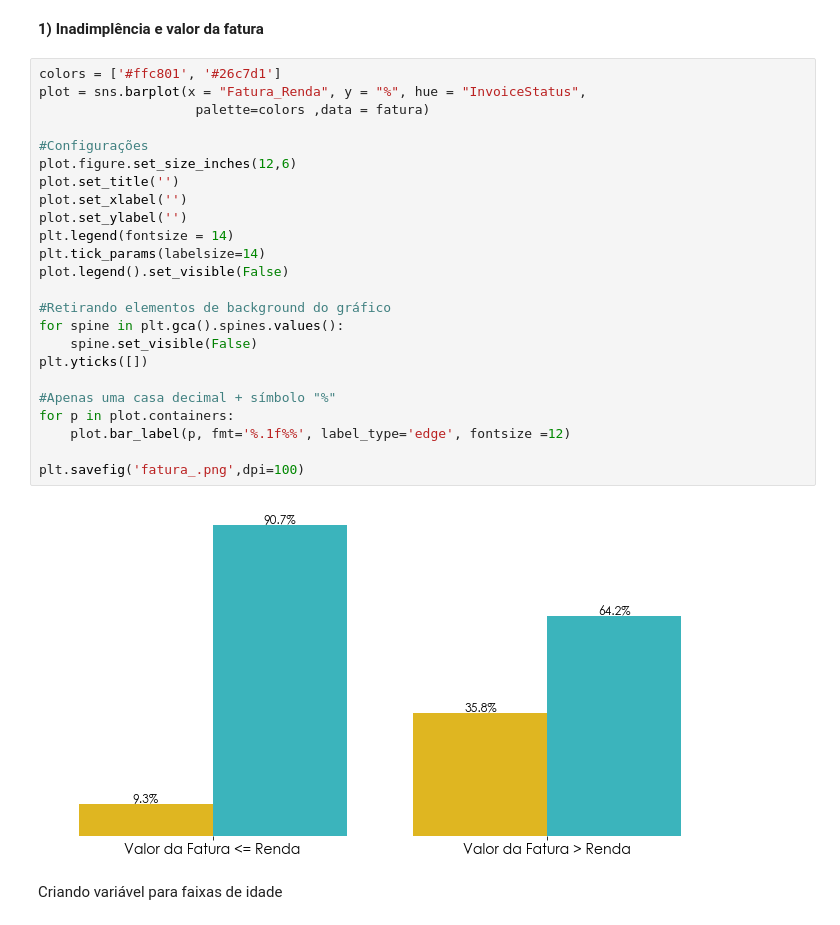
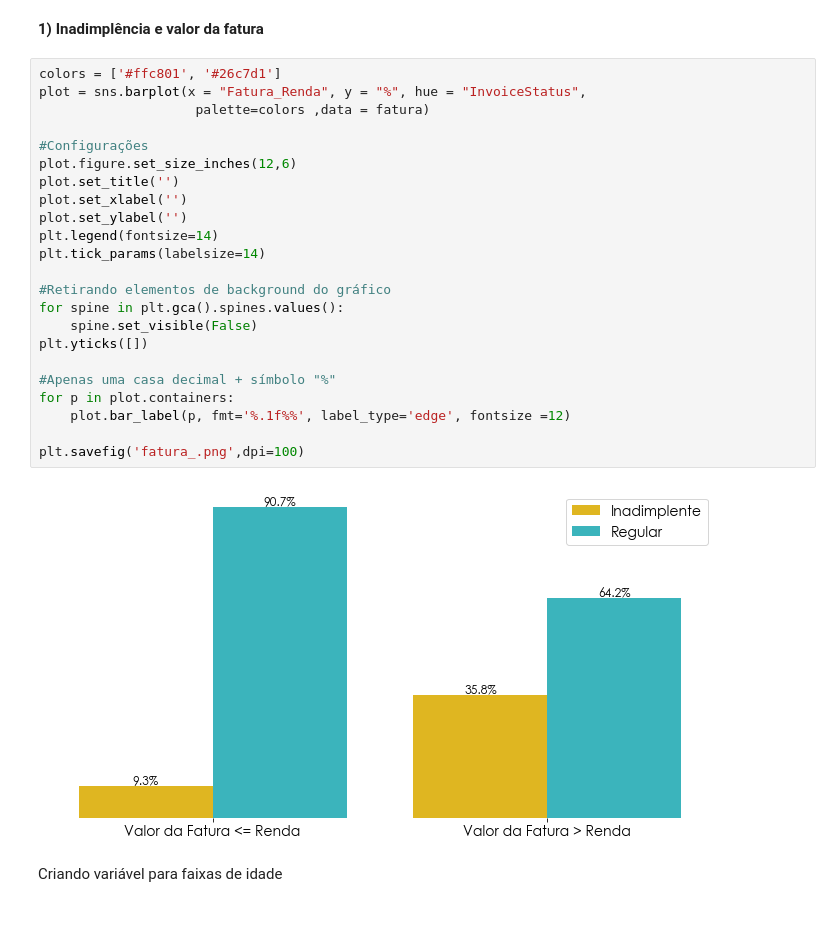
Before and after one commit to RSalesSophia/Desafio-Neon, a Jupyter notebook: notebook/case.ipynb, the cells around one changed output. Cells and saved outputs as stored; diff of their text form.

```diff
--- a/notebook/case.ipynb
+++ b/notebook/case.ipynb
@@ -509,29 +509,28 @@ fatura
 # %%
 colors = ['#ffc801', '#26c7d1']
 plot = sns.barplot(x = "Fatura_Renda", y = "%", hue = "InvoiceStatus",
                     palette=colors ,data = fatura)
 
 #Configurações
 plot.figure.set_size_inches(12,6)
 plot.set_title('')
 plot.set_xlabel('')
 plot.set_ylabel('')
-plt.legend(fontsize = 14)
+plt.legend(fontsize=14)
 plt.tick_params(labelsize=14)
-plot.legend().set_visible(False)
 
 #Retirando elementos de background do gráfico
 for spine in plt.gca().spines.values():
     spine.set_visible(False)
 plt.yticks([])
 
 #Apenas uma casa decimal + símbolo "%"
 for p in plot.containers:
     plot.bar_label(p, fmt='%.1f%%', label_type='edge', fontsize =12)
 
 plt.savefig('fatura_.png',dpi=100)
 # %% [output]
-[figure, old version]
+[figure, new version]
 # %% [markdown]
 Criando variável para faixas de idade
 # %%
```
Also changed, not shown: parts of 9 cells of this notebook.
